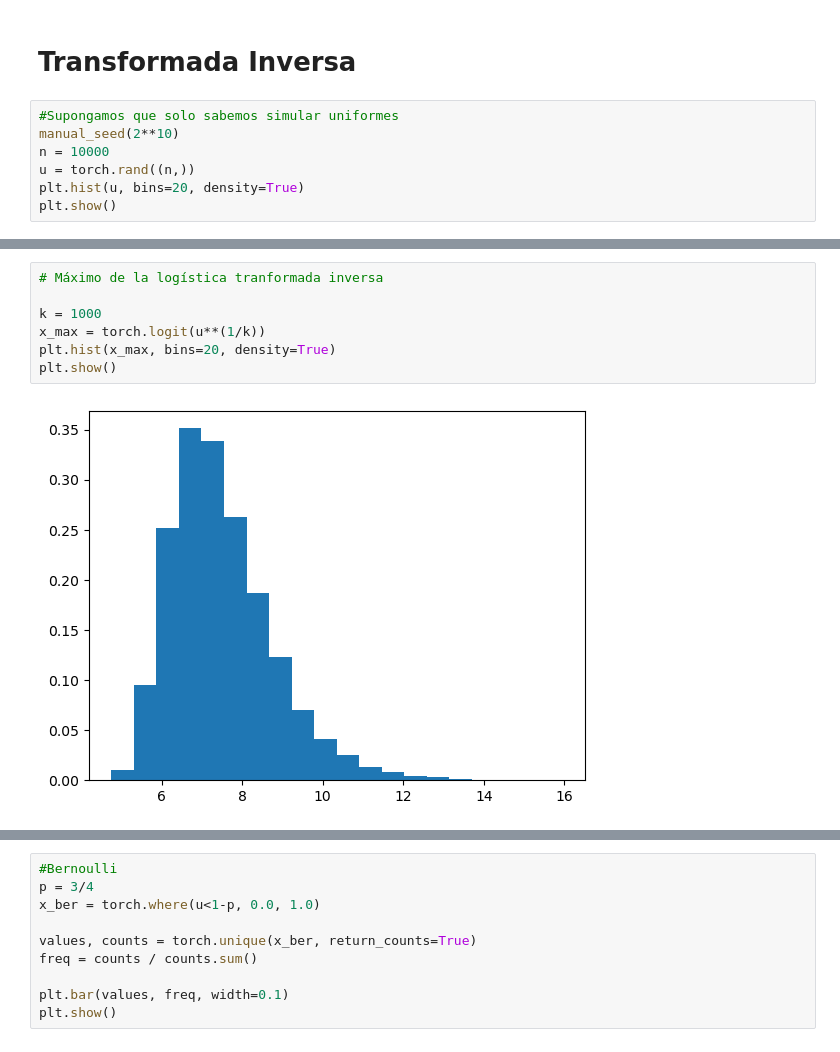
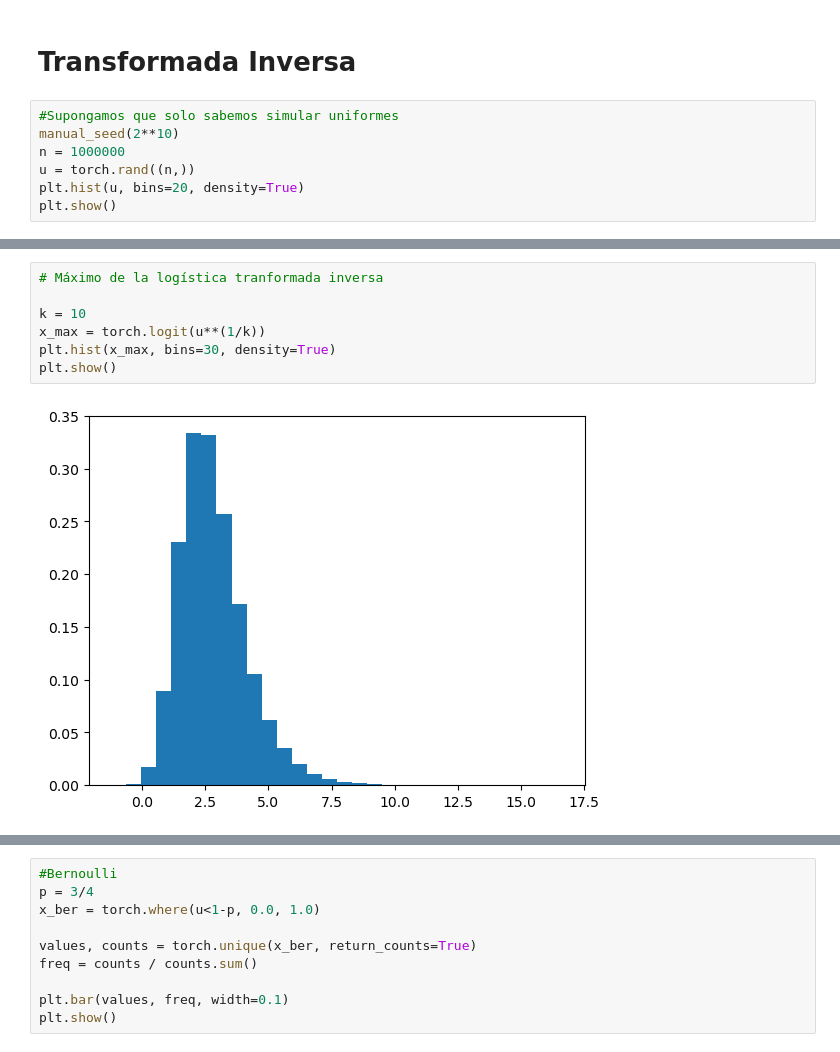
Before and after one commit to yaelrsc/Computaci-n-estad-stica-2026-2, a Jupyter notebook: Simulation/SImulacion_pytorch.ipynb, the cells around one changed output, grey strips where cells are left out. Saved outputs shown, nothing was run; the diff lists cells and outputs as text.

```diff
--- a/Simulation/SImulacion_pytorch.ipynb
+++ b/Simulation/SImulacion_pytorch.ipynb
@@ -12,7 +12,7 @@ import math
 # %%
 #Supongamos que solo sabemos simular uniformes
 manual_seed(2**10)
-n = 10000
+n = 1000000
 u = torch.rand((n,))
 plt.hist(u, bins=20, density=True)
 plt.show()
@@ -37,11 +37,11 @@ plt.show()
 # %%
 # Máximo de la logística tranformada inversa
 
-k = 1000
+k = 10
 x_max = torch.logit(u**(1/k))
-plt.hist(x_max, bins=20, density=True)
+plt.hist(x_max, bins=30, density=True)
 plt.show()
 # %% [output]
-[figure, old version]
+[figure, new version]
 # %%
 # Máximo de la logística usando máximo{x_1,..,x_k}
```
Also changed, not shown: parts of 36 cells of this notebook.
